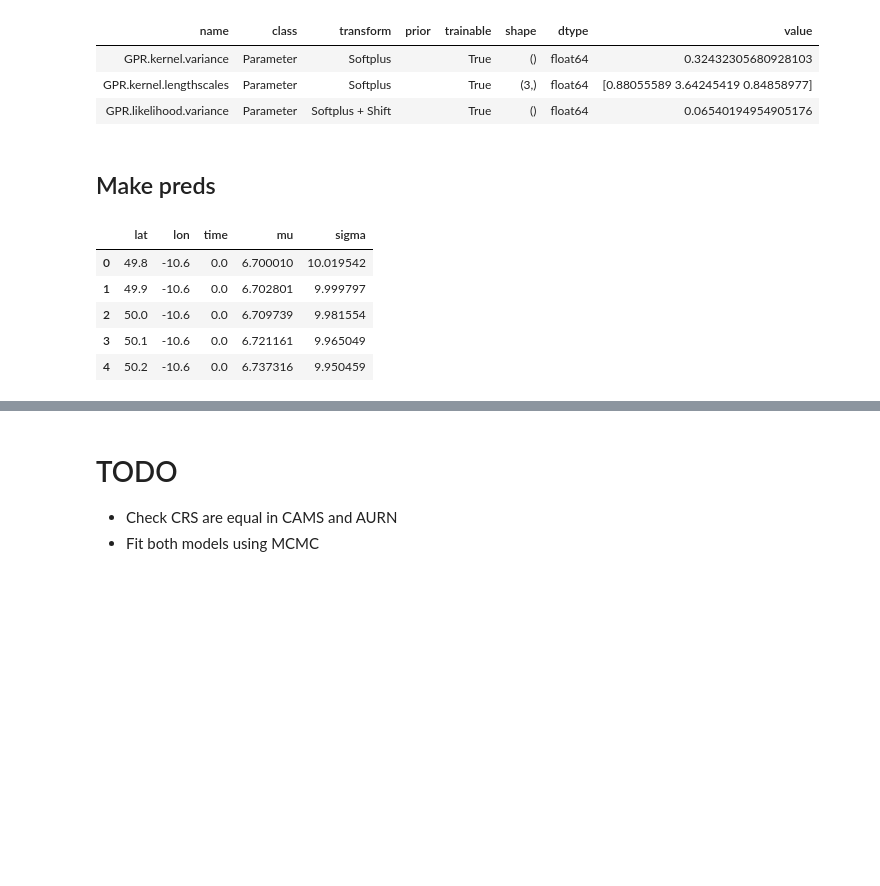
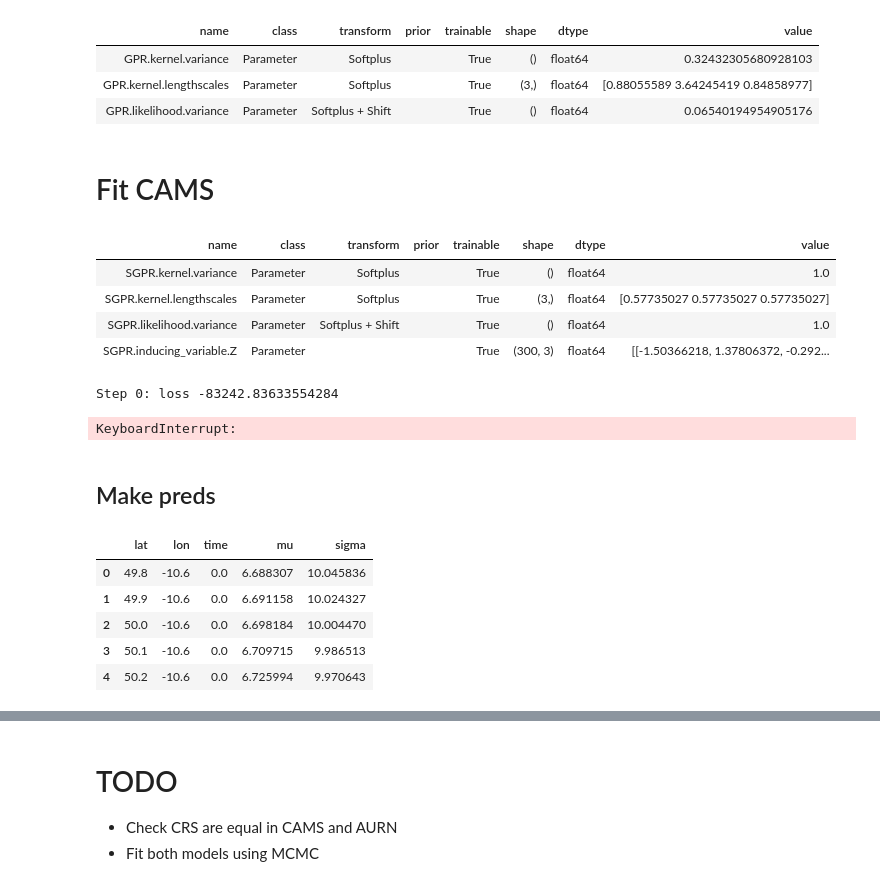
Before and after one commit to thomaspinder/barycentric_fusion, a Jupyter notebook: Analysis.ipynb, the cells around one changed output, grey strips where cells are left out. Drawn from its saved outputs; the diff is of its cells as text; code cells hidden in the pictures; blank space fills up the shorter version.

```diff
--- a/Analysis.ipynb
+++ b/Analysis.ipynb
@@ -85,7 +87,7 @@ for i in range(nits):
 #     opt.learning_rate = lr
     opt.minimize(mAurn.training_loss, mAurn.trainable_variables)
     loss = -mAurn.training_loss().numpy()
-    if i % 50 == 0:
+    if i % 200 == 0:
         print(f"Step {i}: {loss: .2f}")
     logfs.append(loss)
 # %% [output]
@@ -118,6 +118,45 @@ print_summary(mAurn, fmt='notebook')
 | GPR.kernel.variance | Parameter | Softplus |  | True | () | float64 | 0.32432305680928103 |
 | GPR.kernel.lengthscales | Parameter | Softplus |  | True | (3,) | float64 | [0.88055589 3.64245419 0.84858977] |
 | GPR.likelihood.variance | Parameter | Softplus + Shift |  | True | () | float64 | 0.06540194954905176 |
+# %% [markdown]
+# Fit CAMS
+# %%
+def train_sgpr(m: SGPR, nits: int, opt: Optimizer, verbose: bool=False):
+    logfs = []
+    for i in range(nits):
+        opt.minimize(m.training_loss, m.trainable_variables)
+        current_loss = -m.training_loss().numpy()
+        logfs.append(current_loss)
+        if verbose and i%100==0:
+            print(f"Step {i}: loss {current_loss}")
+    return m, logfs
+# %%
+from scipy.cluster.vq import kmeans2
+
+XC = cams[['lat', 'lon', 'time']].values
+yC = cams.pm.values.reshape(-1, 1)
+
+XCtr, XCmean, XCstd = standardise(XC)
+Z = kmeans2(XCtr, k=300, minit='points')[0]
+
+yCtr = np.log(yC)
+yCmean = np.mean(yCtr)
+yCtr_cent = yCtr-yCmean
+
+kern = gpflow.kernels.Matern32(lengthscales=[1/np.sqrt(XCtr.shape[1])]*XCtr.shape[1])
+mCams = gpflow.models.SGPR((XCtr, yCtr_cent), kernel=kern, inducing_variable=Z)
+print_summary(mCams, fmt='notebook')
+
+opt = tf.optimizers.Adam(learning_rate=0.005)
+mCams, logfs_cams = train_sgpr(mCams, 3000, opt, verbose=True)
+# %% [output]
+| name | class | transform | prior | trainable | shape | dtype | value |
+| SGPR.kernel.variance | Parameter | Softplus |  | True | () | float64 | 1.0 |
+| SGPR.kernel.lengthscales | Parameter | Softplus |  | True | (3,) | float64 | [0.57735027 0.57735027 0.57735027] |
+| SGPR.likelihood.variance | Parameter | Softplus + Shift |  | True | () | float64 | 1.0 |
+| SGPR.inducing_variable.Z | Parameter |  |  | True | (300, 3) | float64 | [[-1.50366218, 1.37806372, -0.292... |
+Step 0: loss -83242.83633554284
+KeyboardInterrupt:
 # %% [markdown]
 ## Make preds
 # %%
@@ -134,11 +173,11 @@ preds = pd.DataFrame(np.hstack((Xretr, mu_tr, sigma_tr)), columns=['lat', 'lon',
 preds.head()
 # %% [output]
 |  | lat | lon | time | mu | sigma |
-| 0 | 49.8 | -10.6 | 0.0 | 6.700010 | 10.019542 |
-| 1 | 49.9 | -10.6 | 0.0 | 6.702801 | 9.999797 |
-| 2 | 50.0 | -10.6 | 0.0 | 6.709739 | 9.981554 |
-| 3 | 50.1 | -10.6 | 0.0 | 6.721161 | 9.965049 |
-| 4 | 50.2 | -10.6 | 0.0 | 6.737316 | 9.950459 |
+| 0 | 49.8 | -10.6 | 0.0 | 6.688307 | 10.045836 |
+| 1 | 49.9 | -10.6 | 0.0 | 6.691158 | 10.024327 |
+| 2 | 50.0 | -10.6 | 0.0 | 6.698184 | 10.004470 |
+| 3 | 50.1 | -10.6 | 0.0 | 6.709715 | 9.986513 |
+| 4 | 50.2 | -10.6 | 0.0 | 6.725994 | 9.970643 |
 # %%
 times = preds.time.drop_duplicates().tolist()
 fig, axes = plt.subplots(nrows=3, ncols=2, figsize=(14, 10))
```
Also changed, not shown: parts of 3 cells of this notebook.
